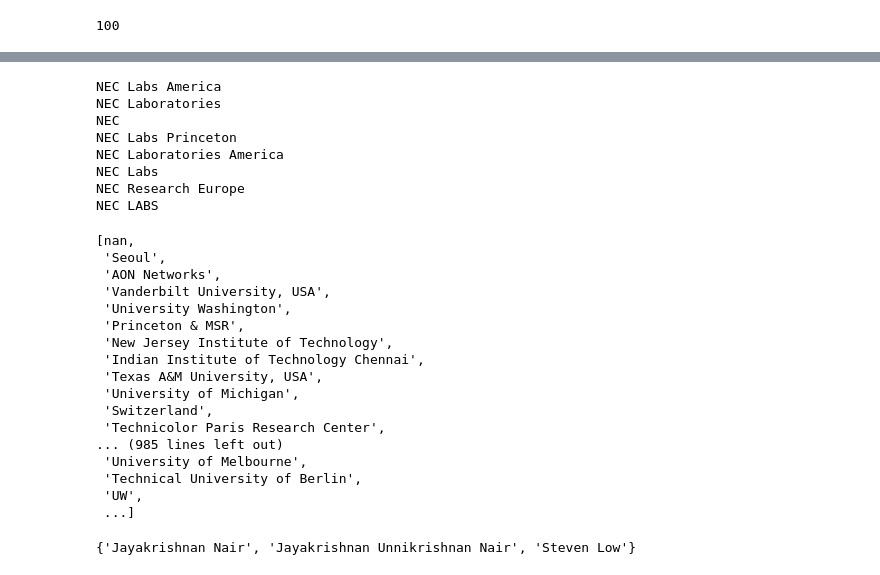
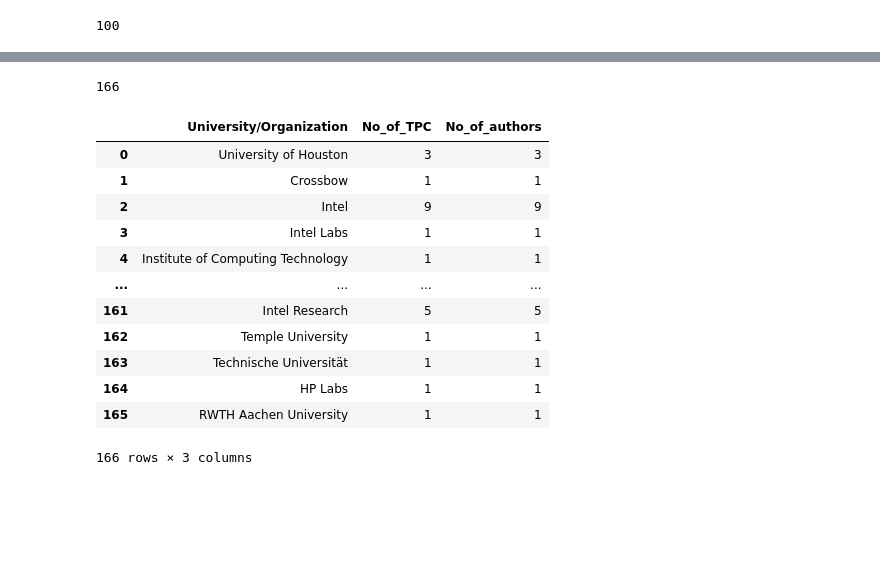
Before and after one commit to MistryWoman/Dashboard, a Jupyter notebook: Fuzzy.ipynb, the cells around one changed output, grey strips where cells are left out. Drawn from its saved outputs; the diff is of its cells as text; code cells hidden in the pictures; blank space fills up the shorter version.

Commit message:
adding bubble changes

```diff
--- a/Fuzzy.ipynb
+++ b/Fuzzy.ipynb
@@ -200,46 +148,0 @@ uni_list
-# %%
-for uni in uni_list:
-    if type(uni) == str:
-        if uni.lower().find('nec') > -1:
-            print(uni)
-# %% [output]
-NEC Labs America
-NEC Laboratories
-NEC
-NEC Labs Princeton
-NEC Laboratories America
-NEC Labs
-NEC Research Europe
-NEC LABS
-# %%
-uni_df = {}
-for uni in uni_list:
-#     print(uni)
-#     print(full_tpc[full_tpc['University/Organization'] == uni])
-    uni_df[uni] = full_tpc[full_tpc['University/Organization'] == uni]
-# %%
-uni = list(uni_df.keys())
-# uni = ['app', 'zwe', 'bsd']
-uni
-# %% [output]
-[nan,
- 'Seoul',
- 'AON Networks',
- 'Vanderbilt University, USA',
- 'University Washington',
- 'Princeton & MSR',
- 'New Jersey Institute of Technology',
- 'Indian Institute of Technology Chennai',
- 'Texas A&M University, USA',
- 'University of Michigan',
- 'Switzerland',
- 'Technicolor Paris Research Center',
-... (985 lines left out)
- 'University of Melbourne',
- 'Technical University of Berlin',
- 'UW',
- ...]
-# %%
-set(uni_df['California Institute of Technology']['Name'])
-# %% [output]
-{'Jayakrishnan Nair', 'Jayakrishnan Unnikrishnan Nair', 'Steven Low'}
@@ -245,0 +191,23 @@ set(uni_df['California Institute of Technology']['Name'])
+# %%
+a, b = auth_tpc_df(ipsn_auth, ipsn_tpc)
+final_df = bubble_df(a, b)
+# %%
+len(final_df)
+# %% [output]
+166
+# %%
+final_df[final_df['No_of_TPC'] == final_df['No_of_authors']]
+# %% [output]
+|  | University/Organization | No_of_TPC | No_of_authors |
+| 0 | University of Houston | 3 | 3 |
+| 1 | Crossbow | 1 | 1 |
+| 2 | Intel | 9 | 9 |
+| 3 | Intel Labs | 1 | 1 |
+| 4 | Institute of Computing Technology | 1 | 1 |
+| ... | ... | ... | ... |
+| 161 | Intel Research | 5 | 5 |
+| 162 | Temple University | 1 | 1 |
+| 163 | Technische Universität | 1 | 1 |
+| 164 | HP Labs | 1 | 1 |
+| 165 | RWTH Aachen University | 1 | 1 |
+166 rows × 3 columns
```
Also changed, not shown: parts of 15 cells of this notebook.
